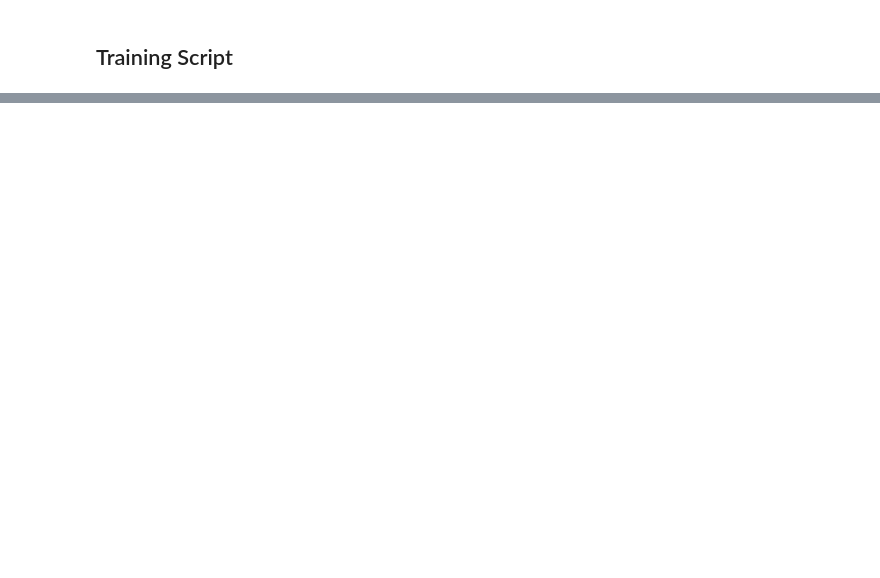
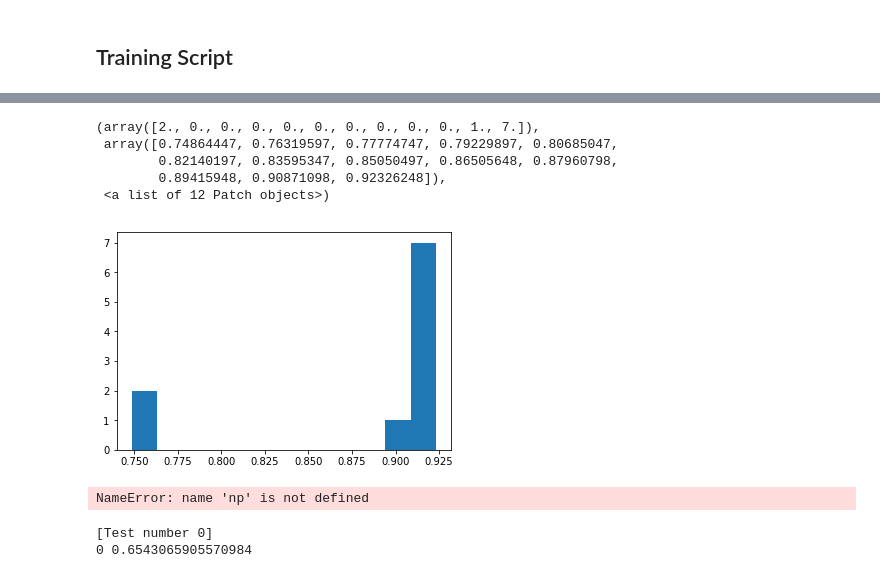
Before and after one commit to joaomiguelreis/MiND, a Jupyter notebook: deep_learning/Deep Learning.ipynb, the cells around one changed output, grey strips where cells are left out. Saved outputs shown, nothing was run; the diff lists cells and outputs as text; code cells hidden in the pictures; blank space fills up the shorter version.

```diff
--- a/deep_learning/Deep Learning.ipynb
+++ b/deep_learning/Deep Learning.ipynb
@@ -120,0 +333,10 @@ Testing accuracy:  169.05999755859375
+# %%
+# Run 1000 iterations of the training to get an average
+accs_train = []
+accs_test = []
+for i in range(10):
+    print('[Test number %i]' %(i))
+    model_init = TwoLayerNet(D_in, H, D_out)
+    model, acc_train, acc_test = train(model_init)
+    accs_train.append(acc_train)
+    accs_test.append(acc_test)
@@ -120,0 +361,49 @@ Testing accuracy:  169.05999755859375
+# %%
+plt.hist(accs_test, bins=12)
+# %% [output]
+(array([2., 0., 0., 0., 0., 0., 0., 0., 0., 0., 1., 7.]),
+ array([0.74864447, 0.76319597, 0.77774747, 0.79229897, 0.80685047,
+        0.82140197, 0.83595347, 0.85050497, 0.86505648, 0.87960798,
+        0.89415948, 0.90871098, 0.92326248]),
+ <a list of 12 Patch objects>)
+[figure, added]
+# %%
+## Reorganize the data set but no zero ones
+import torch
+import pandas as pd
+
+# N is size of the training set; D_in is input dimension;
+# H is hidden dimension; D_out is output dimension.
+N, D_in, H= 900, 6, 10
+
+# Data
+PT_data = pd.read_excel("../Data_Colleff_Entire (1).xlsx")
+ices = np.zeros(175*1000)
+for i in range(len(PT_data)):
+    ice = PT_data.loc[i].iloc[7:len(PT_data.columns)]
+    ices[i*175:(i+1)*175] = ice.values
+
+PT_data = PT_data.iloc[np.repeat(np.arange(len(PT_data)), 175)]
+drop_icol = list(range(6,len(PT_data.columns)))
+
+PT_data = PT_data.drop(PT_data.columns[drop_icol],axis=1)
+PT_data['loc'] = np.array(list(range(175))*1000)
+PT_data['ice'] = ices
+#print(PT_data)
+PT_tensor = torch.tensor(PT_data.values)
+
+#Eventually change to batch training and shuffle what is training
+import torchvision
+import torch.utils.data
+#x_train, y_train = torch.utils.data.random_split(PT_tensor, [N, 1000-N])
+x_train = PT_tensor[:N*175,1:-1].float()
+y_train = PT_tensor[:N*175,-1].float()#.view(N,1)
+
+x_test = PT_tensor[N*175:,1:-1].float()
+y_test = PT_tensor[N*175:,-1].float()#.view(N,1)
+
+D_out = 1#len(y_train[0,:])
+print(x_train.shape, x_test.shape)
+print(y_train.shape, y_test.shape)
+# %% [output]
+NameError: name 'np' is not defined
@@ -120,0 +448,13 @@ Testing accuracy:  169.05999755859375
+# %%
+# Run 1000 iterations of the training to get an average
+accs_train = []
+accs_test = []
+for i in range(10):
+    print('[Test number %i]' %(i))
+    model_init = TwoLayerNet(D_in, H, D_out)
+    model, acc_train, acc_test = train(model_init)
+    accs_train.append(acc_train)
+    accs_test.append(acc_test)
+# %% [output]
+[Test number 0]
+0 0.6543065905570984
```
Also changed, not shown: parts of 26 cells of this notebook.
